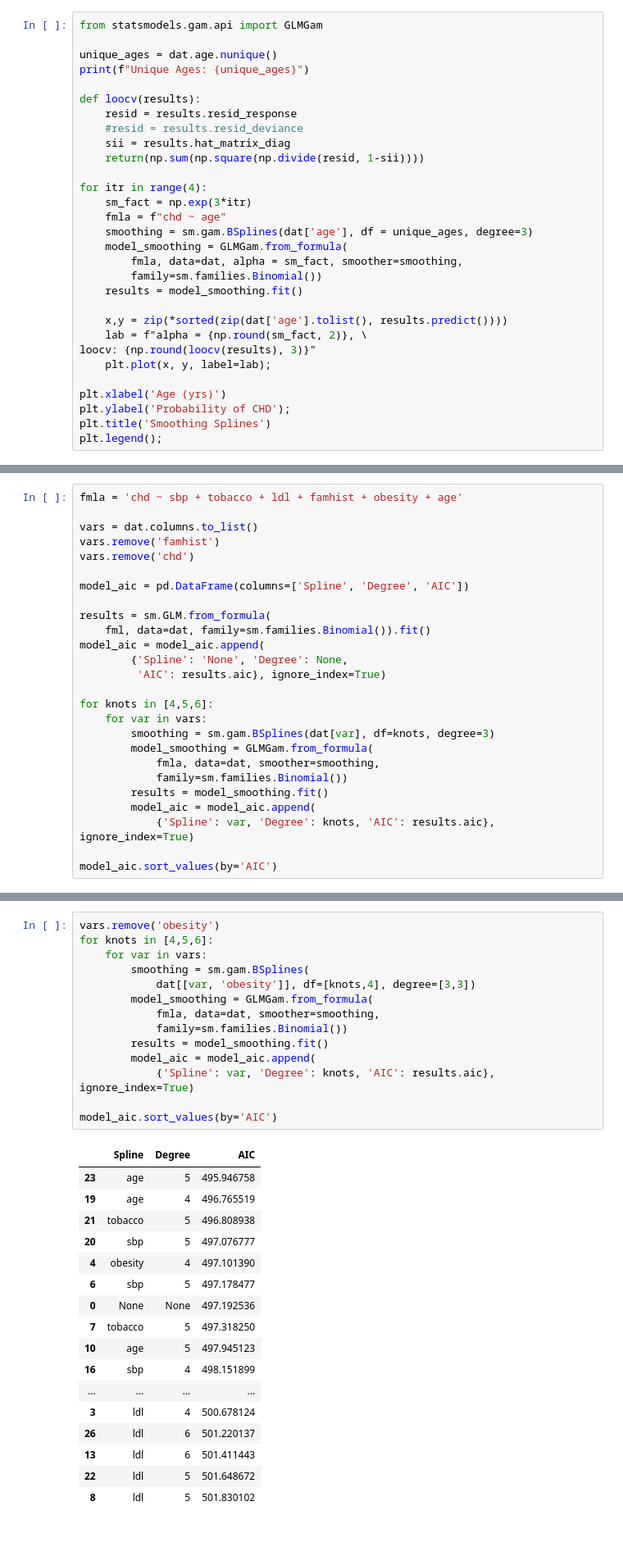
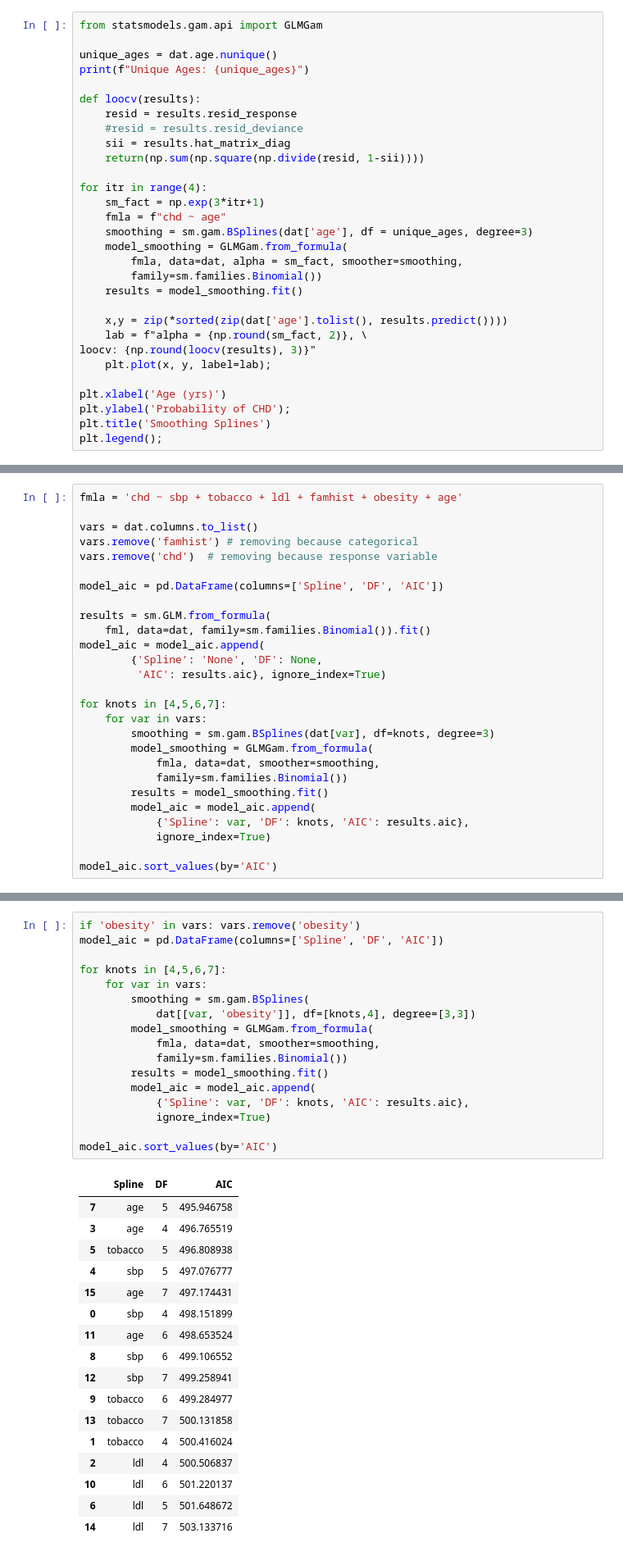
Before and after one commit to omesner/UMSTATS504, a Jupyter notebook: splines/splines.ipynb, the cells around one changed output, grey strips where cells are left out. Shown at 82% size. Saved outputs shown, nothing was run; the diff lists cells and outputs as text.

```diff
--- a/splines/splines.ipynb
+++ b/splines/splines.ipynb
@@ -889,7 +909,7 @@ def loocv(results):
     return(np.sum(np.square(np.divide(resid, 1-sii))))
 
 for itr in range(4):
-    sm_fact = np.exp(3*itr)
+    sm_fact = np.exp(3*itr+1)
     fmla = f"chd ~ age"
     smoothing = sm.gam.BSplines(dat['age'], df = unique_ages, degree=3)
     model_smoothing = GLMGam.from_formula(
@@ -1023,18 +1053,18 @@ where $f_j(x_j)$ is a vector valued function (each entry is the output of a basi
 fmla = 'chd ~ sbp + tobacco + ldl + famhist + obesity + age'
 
 vars = dat.columns.to_list()
-vars.remove('famhist')
-vars.remove('chd')
+vars.remove('famhist') # removing because categorical
+vars.remove('chd')  # removing because response variable
 
-model_aic = pd.DataFrame(columns=['Spline', 'Degree', 'AIC'])
+model_aic = pd.DataFrame(columns=['Spline', 'DF', 'AIC'])
 
 results = sm.GLM.from_formula(
     fml, data=dat, family=sm.families.Binomial()).fit()
 model_aic = model_aic.append(
-        {'Spline': 'None', 'Degree': None,
+        {'Spline': 'None', 'DF': None,
          'AIC': results.aic}, ignore_index=True)
 
-for knots in [4,5,6]:
+for knots in [4,5,6,7]:
     for var in vars:
         smoothing = sm.gam.BSplines(dat[var], df=knots, degree=3)
         model_smoothing = GLMGam.from_formula(
@@ -1042,7 +1072,8 @@ for knots in [4,5,6]:
             family=sm.families.Binomial())
         results = model_smoothing.fit()
         model_aic = model_aic.append(
-            {'Spline': var, 'Degree': knots, 'AIC': results.aic}, ignore_index=True)
+            {'Spline': var, 'DF': knots, 'AIC': results.aic},
+            ignore_index=True)
 
 model_aic.sort_values(by='AIC')
 # %% [output]
@@ -1066,32 +1097,35 @@ model_aic.sort_values(by='AIC')
 # %%
-vars.remove('obesity')
-for knots in [4,5,6]:
+if 'obesity' in vars: vars.remove('obesity')
+model_aic = pd.DataFrame(columns=['Spline', 'DF', 'AIC'])
+
+for knots in [4,5,6,7]:
     for var in vars:
         smoothing = sm.gam.BSplines(
             dat[[var, 'obesity']], df=[knots,4], degree=[3,3])
         model_smoothing = GLMGam.from_formula(
             fmla, data=dat, smoother=smoothing,
             family=sm.families.Binomial())
         results = model_smoothing.fit()
         model_aic = model_aic.append(
-            {'Spline': var, 'Degree': knots, 'AIC': results.aic}, ignore_index=True)
+            {'Spline': var, 'DF': knots, 'AIC': results.aic},
+            ignore_index=True)
 
 model_aic.sort_values(by='AIC')
 # %% [output]
-|  | Spline | Degree | AIC |
-| 23 | age | 5 | 495.946758 |
-| 19 | age | 4 | 496.765519 |
-| 21 | tobacco | 5 | 496.808938 |
-| 20 | sbp | 5 | 497.076777 |
-| 4 | obesity | 4 | 497.101390 |
-| 6 | sbp | 5 | 497.178477 |
-| 0 | None | None | 497.192536 |
-| 7 | tobacco | 5 | 497.318250 |
-| 10 | age | 5 | 497.945123 |
-| 16 | sbp | 4 | 498.151899 |
-| ... | ... | ... | ... |
-| 3 | ldl | 4 | 500.678124 |
-| 26 | ldl | 6 | 501.220137 |
-| 13 | ldl | 6 | 501.411443 |
-| 22 | ldl | 5 | 501.648672 |
-| 8 | ldl | 5 | 501.830102 |
+|  | Spline | DF | AIC |
+| 7 | age | 5 | 495.946758 |
+| 3 | age | 4 | 496.765519 |
+| 5 | tobacco | 5 | 496.808938 |
+| 4 | sbp | 5 | 497.076777 |
+| 15 | age | 7 | 497.174431 |
+| 0 | sbp | 4 | 498.151899 |
+| 11 | age | 6 | 498.653524 |
+| 8 | sbp | 6 | 499.106552 |
+| 12 | sbp | 7 | 499.258941 |
+| 9 | tobacco | 6 | 499.284977 |
+| 13 | tobacco | 7 | 500.131858 |
+| 1 | tobacco | 4 | 500.416024 |
+| 2 | ldl | 4 | 500.506837 |
+| 10 | ldl | 6 | 501.220137 |
+| 6 | ldl | 5 | 501.648672 |
+| 14 | ldl | 7 | 503.133716 |
```
Also changed, not shown: parts of 35 cells of this notebook.
